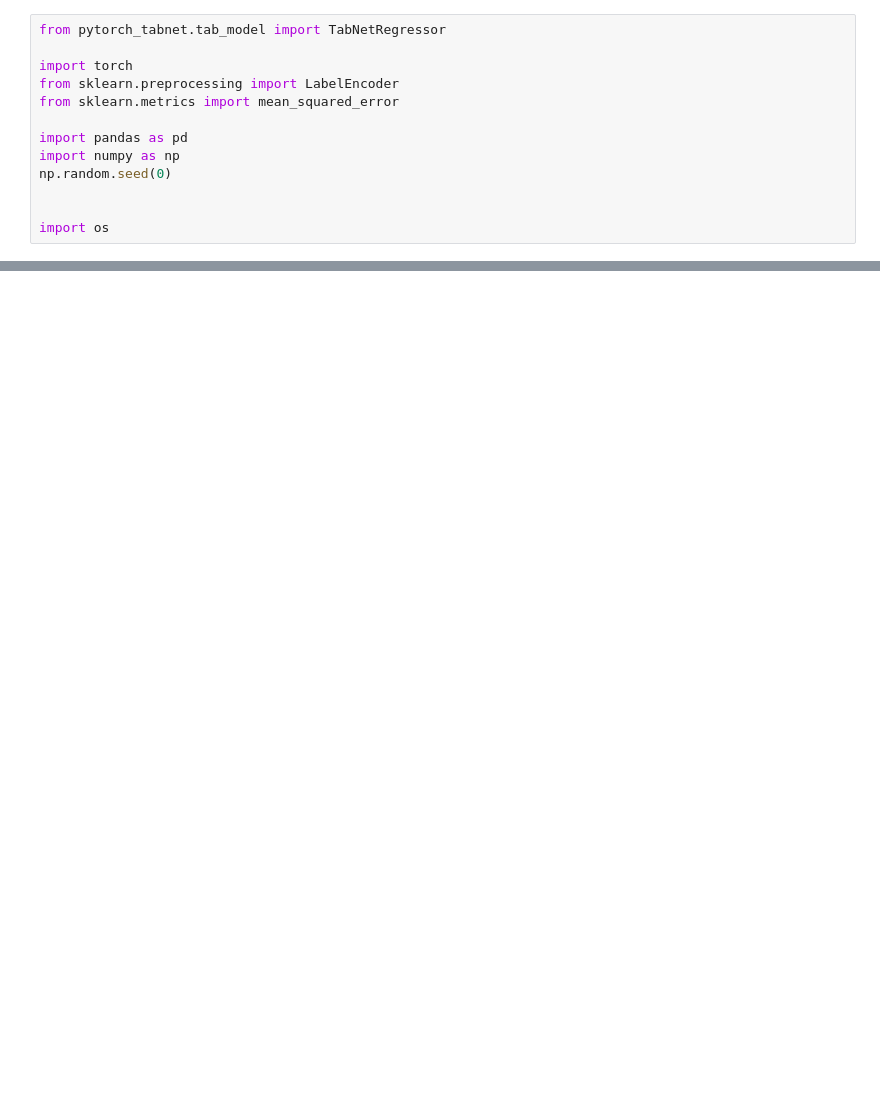
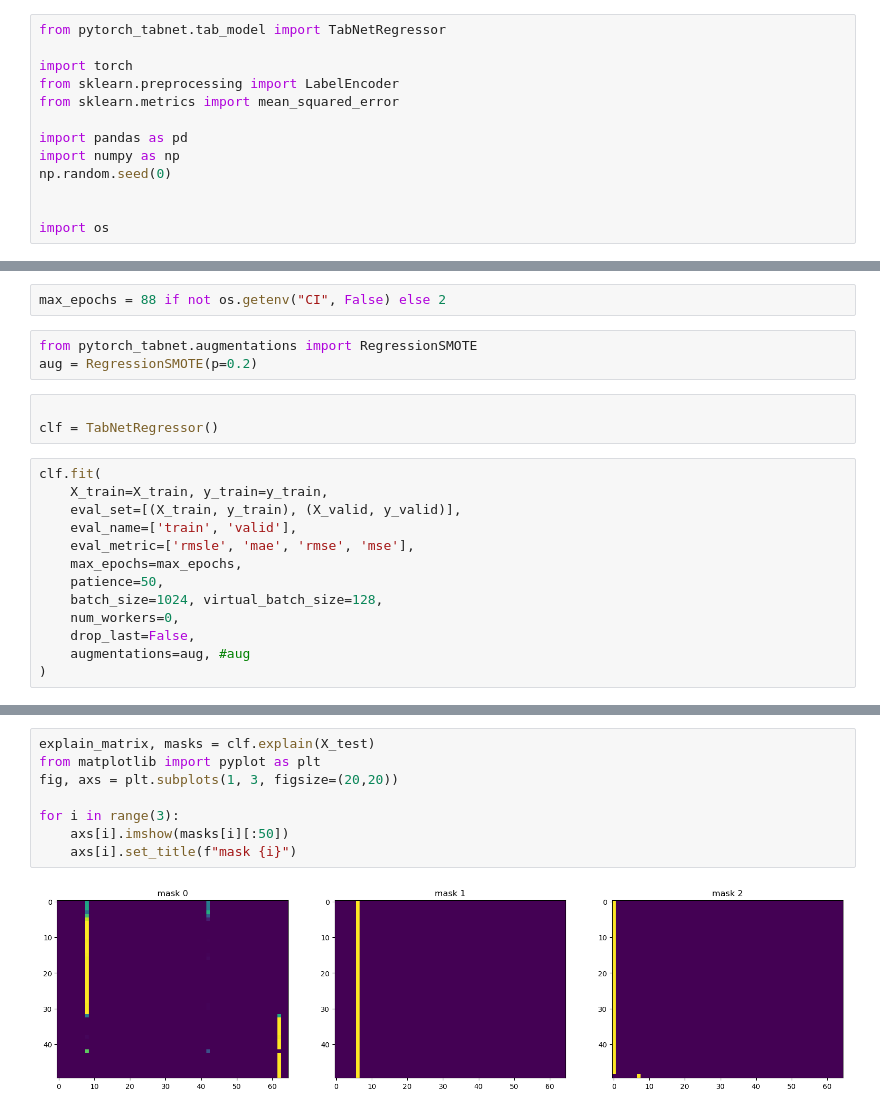
Before and after one commit to Rachit-Gandhi/wind_power_time_series, a Jupyter notebook: tabnet_test.ipynb, the cells around one changed output, grey strips where cells are left out. Cells and saved outputs as stored; diff of their text form; blank space fills up the shorter version.

Commit message:
tabnet run done

```diff
--- a/tabnet_test.ipynb
+++ b/tabnet_test.ipynb
@@ -33,0 +66,21 @@ import os
+# %%
+max_epochs = 88 if not os.getenv("CI", False) else 2
+# %%
+from pytorch_tabnet.augmentations import RegressionSMOTE
+aug = RegressionSMOTE(p=0.2)
+# %%
+
+clf = TabNetRegressor()
+# %%
+clf.fit(
+    X_train=X_train, y_train=y_train,
+    eval_set=[(X_train, y_train), (X_valid, y_valid)],
+    eval_name=['train', 'valid'],
+    eval_metric=['rmsle', 'mae', 'rmse', 'mse'],
+    max_epochs=max_epochs,
+    patience=50,
+    batch_size=1024, virtual_batch_size=128,
+    num_workers=0,
+    drop_last=False,
+    augmentations=aug, #aug
+)
@@ -33,0 +135,10 @@ import os
+# %%
+explain_matrix, masks = clf.explain(X_test)
+from matplotlib import pyplot as plt
+fig, axs = plt.subplots(1, 3, figsize=(20,20))
+
+for i in range(3):
+    axs[i].imshow(masks[i][:50])
+    axs[i].set_title(f"mask {i}")
+# %% [output]
+[figure, added]
```
Also changed, not shown: parts of 14 cells of this notebook, 1 other file.
